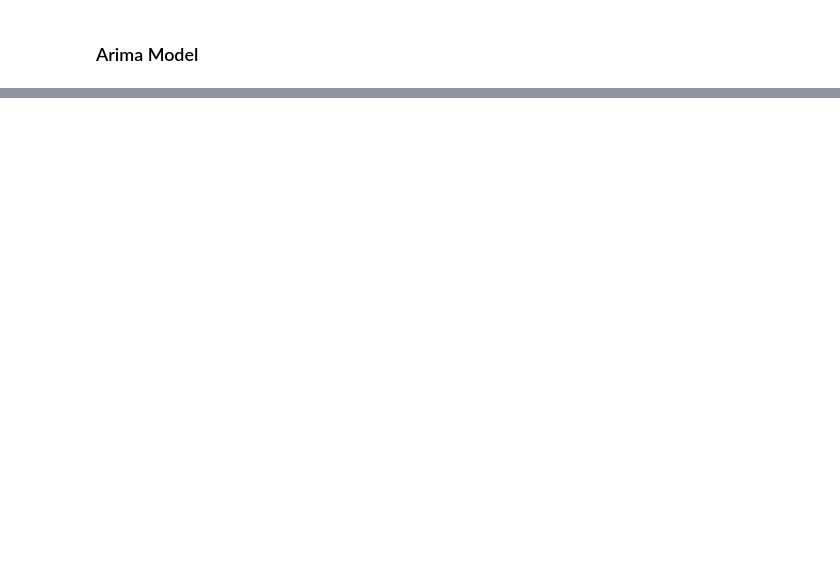
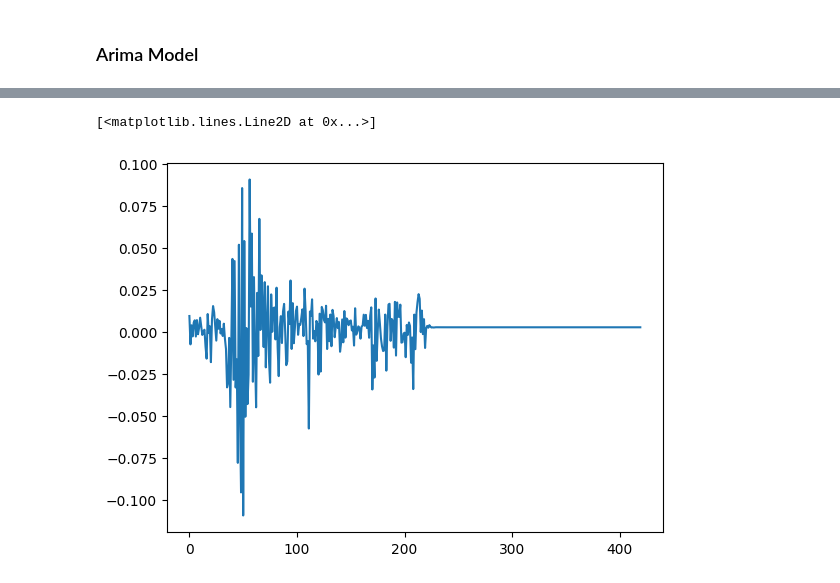
Before and after one commit to NastyVader/CryptoPortal, a Jupyter notebook: Stock-Prediction-using-different-models-main/Stock-Prediction-using-different-models-main/SPY and DIA ETF Analysis.ipynb, the cells around one changed output, grey strips where cells are left out. Saved outputs shown, nothing was run; the diff lists cells and outputs as text; code cells hidden in the pictures; blank space fills up the shorter version.

```diff
--- a/Stock-Prediction-using-different-models-main/Stock-Prediction-using-different-models-main/SPY and DIA ETF Analysis.ipynb
+++ b/Stock-Prediction-using-different-models-main/Stock-Prediction-using-different-models-main/SPY and DIA ETF Analysis.ipynb
@@ -461,0 +77,5 @@ dtype: int64
+# %%
+plt.plot(dr[6779:])
+# %% [output]
+[<matplotlib.lines.Line2D at 0x...>]
+[figure, added]
```
Also changed, not shown: parts of 49 cells of this notebook.
